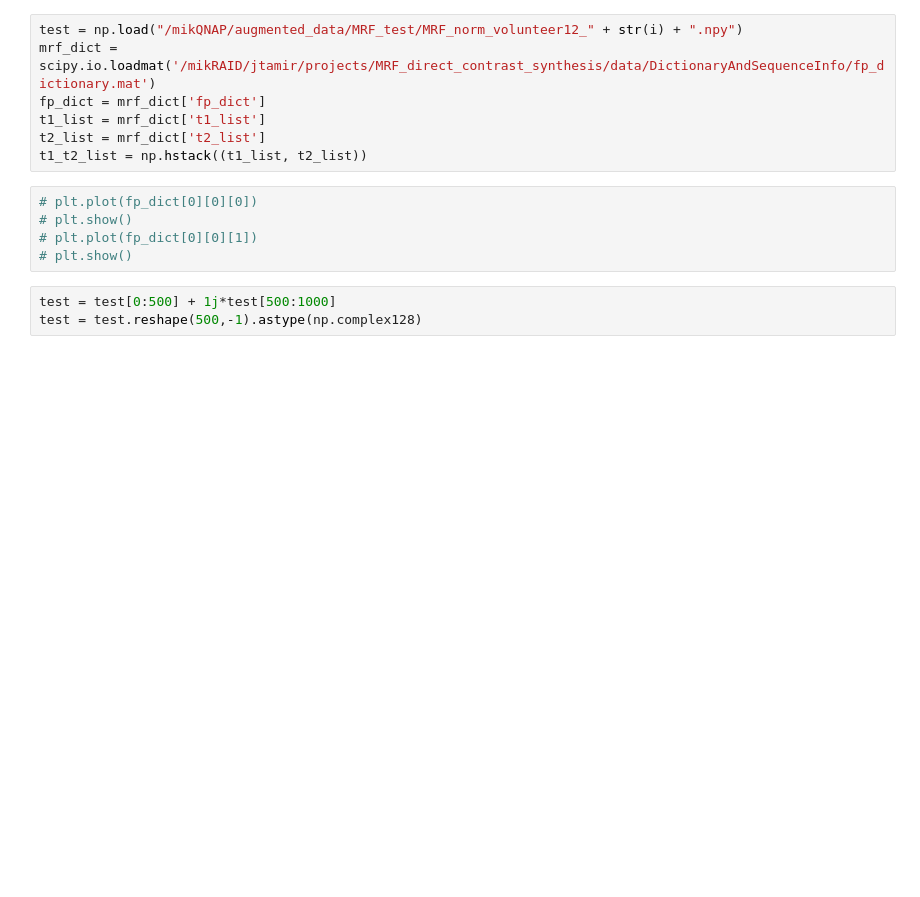
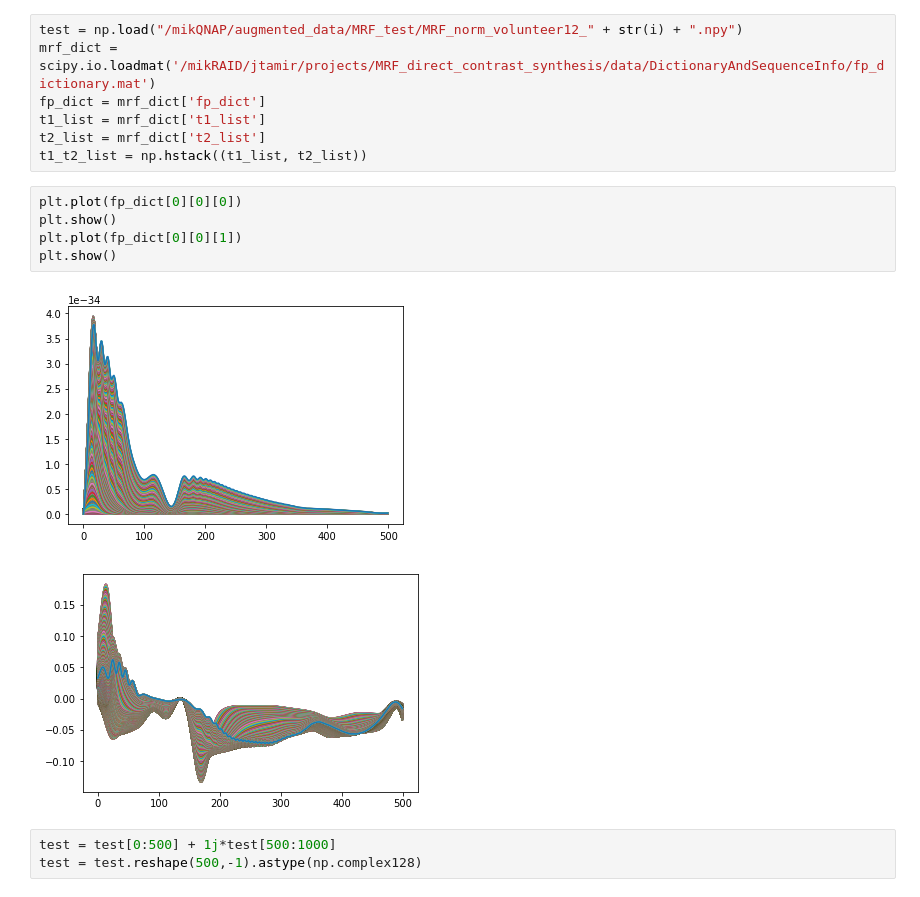
Before and after one commit to Ilya-Muromets/AutoMRF, a Jupyter notebook: MRF_Reconstruction.ipynb, the cells around one changed output. Cells and saved outputs as stored; diff of their text form; blank space fills up the shorter version.

```diff
--- a/MRF_Reconstruction.ipynb
+++ b/MRF_Reconstruction.ipynb
@@ -66,10 +66,13 @@ t1_list = mrf_dict['t1_list']
 t2_list = mrf_dict['t2_list']
 t1_t2_list = np.hstack((t1_list, t2_list))
 # %%
-# plt.plot(fp_dict[0][0][0])
-# plt.show()
-# plt.plot(fp_dict[0][0][1])
-# plt.show()
+plt.plot(fp_dict[0][0][0])
+plt.show()
+plt.plot(fp_dict[0][0][1])
+plt.show()
+# %% [output]
+[figure, added]
+[figure, added]
 # %%
 test = test[0:500] + 1j*test[500:1000]
 test = test.reshape(500,-1).astype(np.complex128)
```
Also changed, not shown: parts of 4 cells of this notebook, 4 other files.
